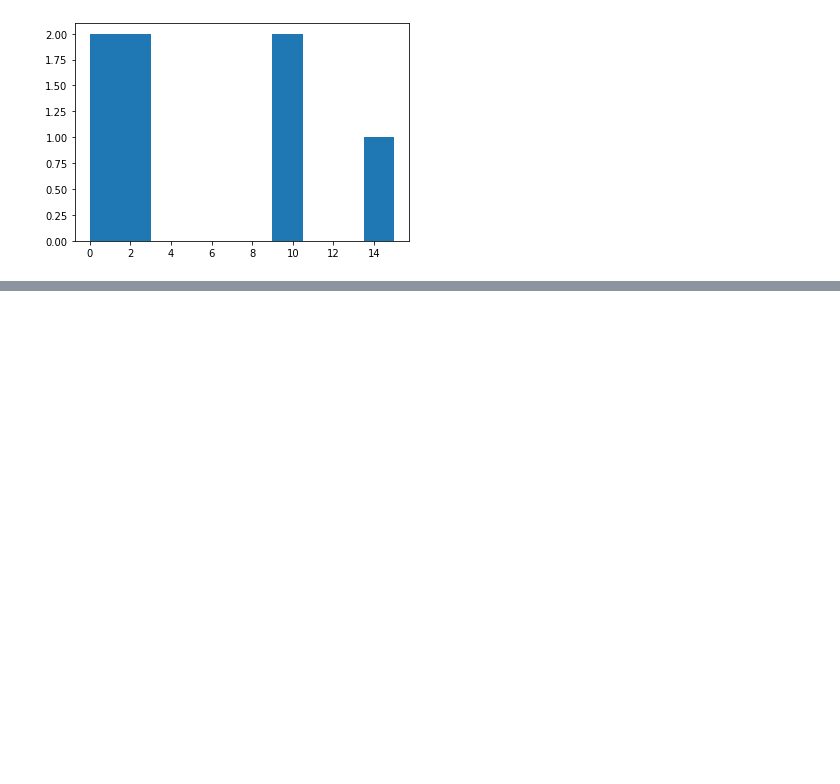
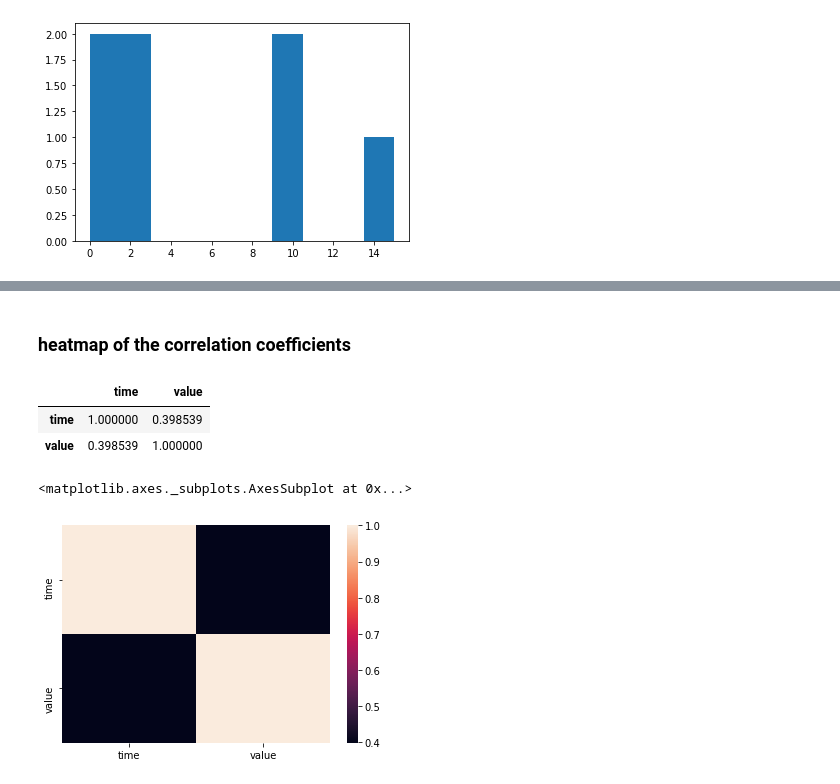
Before and after one commit to nariaki3551/SumExp, a Jupyter notebook: sumexp_expample1/example1.ipynb, the cells around one changed output, grey strips where cells are left out. Drawn from its saved outputs; the diff is of its cells as text; code cells hidden in the pictures; blank space fills up the shorter version.

```diff
--- a/sumexp_expample1/example1.ipynb
+++ b/sumexp_expample1/example1.ipynb
@@ -424,0 +501,13 @@ sub_database.histplot(
+# %% [markdown]
+### heatmap of the correlation coefficients
+# %%
+database.toDataFrame().corr()
+# %% [output]
+|  | time | value |
+| time | 1.000000 | 0.398539 |
+| value | 0.398539 | 1.000000 |
+# %%
+seaborn.heatmap(database.toDataFrame().corr())
+# %% [output]
+<matplotlib.axes._subplots.AxesSubplot at 0x...>
+[figure, added]
```
Also changed, not shown: parts of 39 cells of this notebook, 6 other files.
